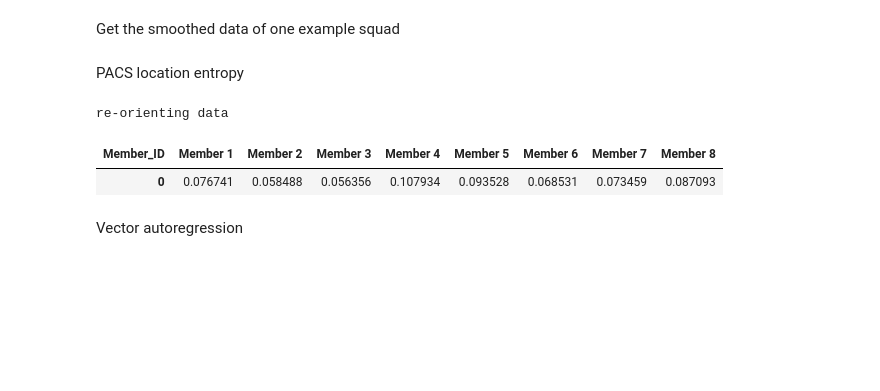
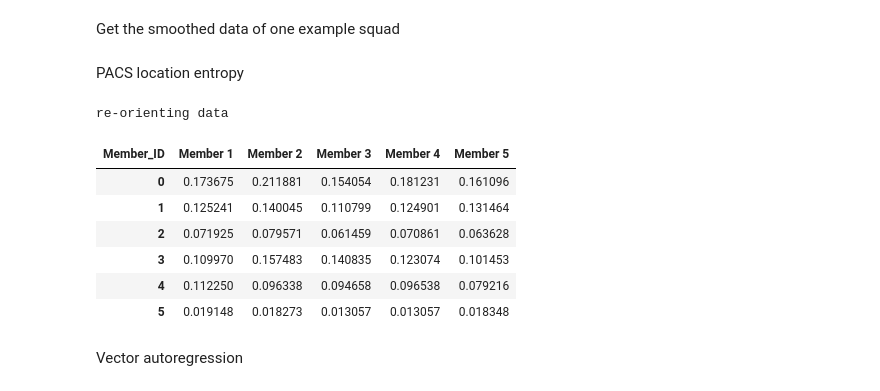
Before and after one commit to Tufts-University/FLOCK, a Jupyter notebook: Tutorials/Regularity-Metrics.ipynb, the cells around one changed output. Saved outputs shown, nothing was run; the diff lists cells and outputs as text; code cells hidden in the pictures; blank space fills up the shorter version.

```diff
--- a/Tutorials/Regularity-Metrics.ipynb
+++ b/Tutorials/Regularity-Metrics.ipynb
@@ -32,17 +32,23 @@ rucks_bySquad, rests_bySquad, all_stops = Preprocessing.get_slices_byArea(interp
 # %% [markdown]
 Get the smoothed data of one example squad
 # %%
-smooth_rucks = Preprocessing.spline_smoothing(rucks_bySquad[1], s=3e1, UTM=True)
+smooth_rucks = Preprocessing.spline_smoothing(rucks_bySquad[2], s=3e1, UTM=True)
 names = smooth_rucks[0].longitude.columns
 # %% [markdown]
 PACS location entropy
 # %%
-ruck_slices_oriented = PACS.PACS_transform(smooth_rucks[1:2])
+ruck_slices_oriented = PACS.PACS_transform(smooth_rucks)
 PACS_entropies = RegularityFeats.PACS_entropy(ruck_slices_oriented, names)
+PACS_entropies.columns.name = 'Movement period'
 PACS_entropies
 # %% [output]
 re-orienting data
-| Member_ID | Member 1 | Member 2 | Member 3 | Member 4 | Member 5 | Member 6 | Member 7 | Member 8 |
-| 0 | 0.076741 | 0.058488 | 0.056356 | 0.107934 | 0.093528 | 0.068531 | 0.073459 | 0.087093 |
+| Member_ID | Member 1 | Member 2 | Member 3 | Member 4 | Member 5 |
+| 0 | 0.173675 | 0.211881 | 0.154054 | 0.181231 | 0.161096 |
+| 1 | 0.125241 | 0.140045 | 0.110799 | 0.124901 | 0.131464 |
+| 2 | 0.071925 | 0.079571 | 0.061459 | 0.070861 | 0.063628 |
+| 3 | 0.109970 | 0.157483 | 0.140835 | 0.123074 | 0.101453 |
+| 4 | 0.112250 | 0.096338 | 0.094658 | 0.096538 | 0.079216 |
+| 5 | 0.019148 | 0.018273 | 0.013057 | 0.013057 | 0.018348 |
 # %% [markdown]
 Vector autoregression
```
Also changed, not shown: parts of 4 cells of this notebook, 2 other files.
